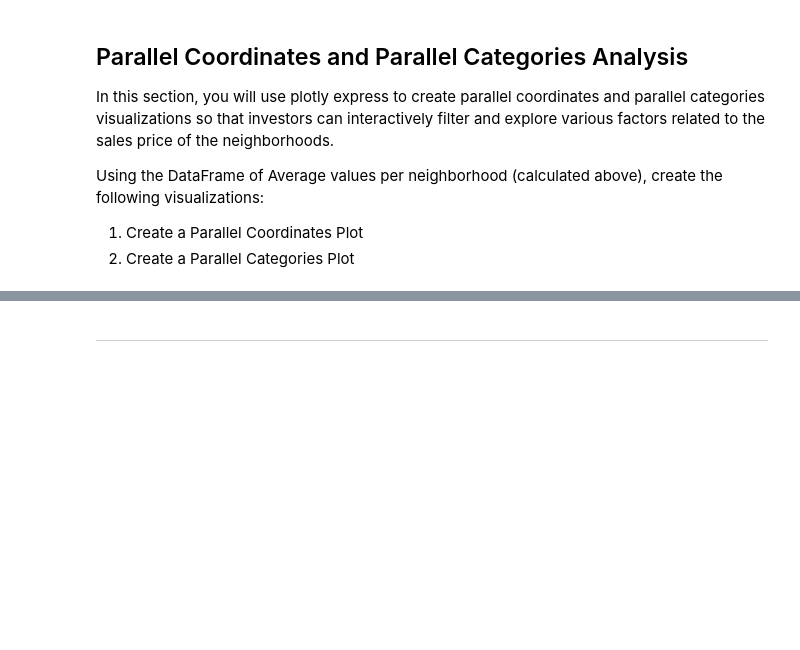
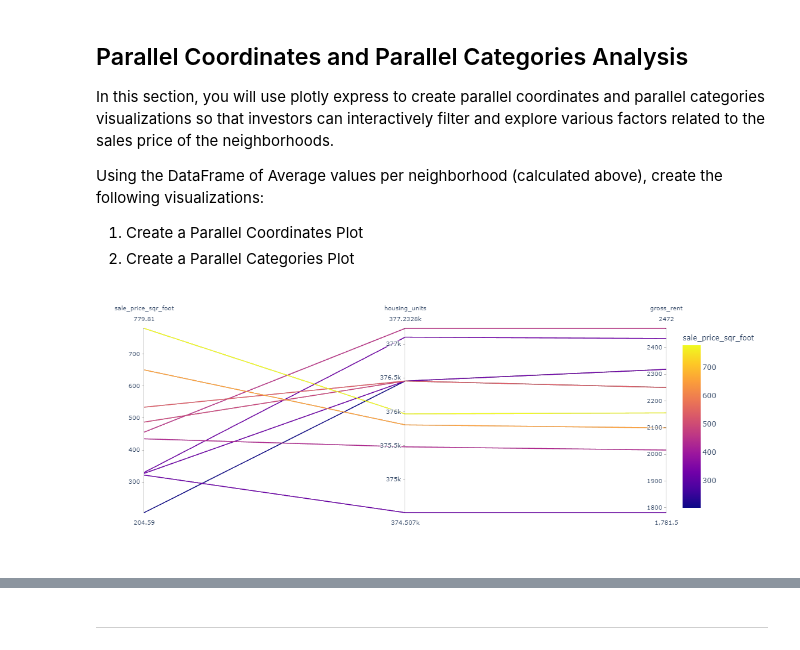
Before and after one commit to exposuretherapy/PyVIZ, a Jupyter notebook: starter_code/rental_analysis.ipynb, the cells around one changed output, grey strips where cells are left out. Cells and saved outputs as stored; diff of their text form; code cells hidden in the pictures; blank space fills up the shorter version.

```diff
--- a/starter_code/rental_analysis.ipynb
+++ b/starter_code/rental_analysis.ipynb
@@ -198,4 +226,6 @@ Using the DataFrame of Average values per neighborhood (calculated above), creat
 2. Create a Parallel Categories Plot
 # %%
 # Parallel Coordinates Plot
-# YOUR CODE HERE!
+px.parallel_coordinates(sfo_data_10, color= 'sale_price_sqr_foot')
+# %% [output]
+[figure, added]
```
Also changed, not shown: parts of 8 cells of this notebook.
